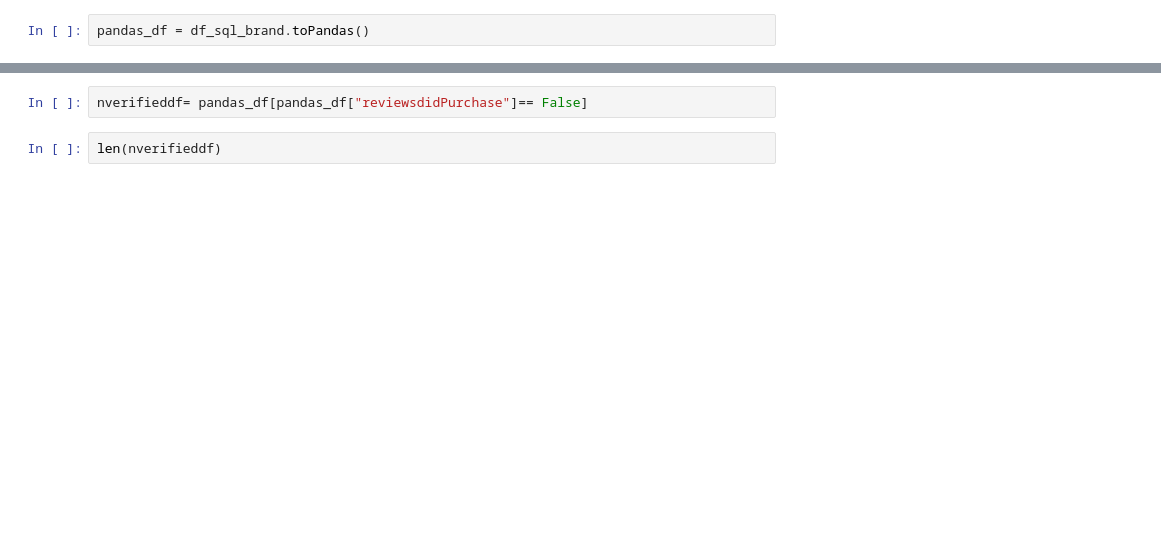
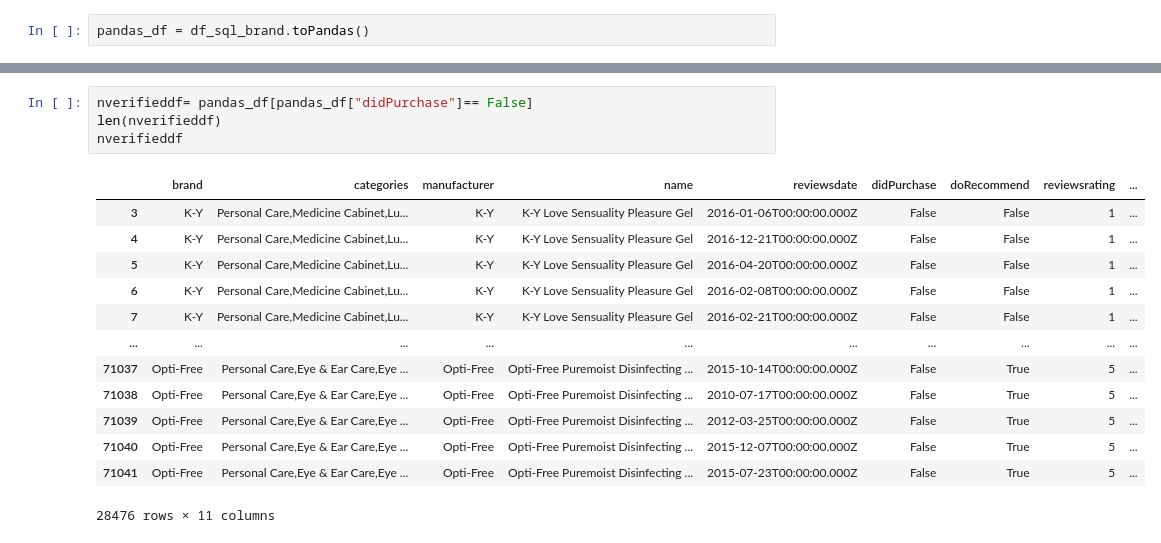
Before and after one commit to shigos/Social-Proof-Analysis-, a Jupyter notebook: notebook/win-note.ipynb, the cells around one changed output, grey strips where cells are left out. Drawn from its saved outputs; the diff is of its cells as text; blank space fills up the shorter version.

```diff
--- a/notebook/win-note.ipynb
+++ b/notebook/win-note.ipynb
@@ -54,4 +129,18 @@ null = pandas_df[pandas_df["reviewsdidPurchase"]== Null]
 # %%
-nverifieddf= pandas_df[pandas_df["reviewsdidPurchase"]== False]
+nverifieddf= pandas_df[pandas_df["didPurchase"]== False]
+len(nverifieddf)
+nverifieddf
+# %% [output]
+|  | brand | categories | manufacturer | name | reviewsdate | didPurchase | doRecommend | reviewsrating | ... |
+| 3 | K-Y | Personal Care,Medicine Cabinet,Lu... | K-Y | K-Y Love Sensuality Pleasure Gel | 2016-01-06T00:00:00.000Z | False | False | 1 | ... |
+| 4 | K-Y | Personal Care,Medicine Cabinet,Lu... | K-Y | K-Y Love Sensuality Pleasure Gel | 2016-12-21T00:00:00.000Z | False | False | 1 | ... |
+| 5 | K-Y | Personal Care,Medicine Cabinet,Lu... | K-Y | K-Y Love Sensuality Pleasure Gel | 2016-04-20T00:00:00.000Z | False | False | 1 | ... |
+| 6 | K-Y | Personal Care,Medicine Cabinet,Lu... | K-Y | K-Y Love Sensuality Pleasure Gel | 2016-02-08T00:00:00.000Z | False | False | 1 | ... |
+| 7 | K-Y | Personal Care,Medicine Cabinet,Lu... | K-Y | K-Y Love Sensuality Pleasure Gel | 2016-02-21T00:00:00.000Z | False | False | 1 | ... |
+| ... | ... | ... | ... | ... | ... | ... | ... | ... | ... |
+| 71037 | Opti-Free | Personal Care,Eye & Ear Care,Eye ... | Opti-Free | Opti-Free Puremoist Disinfecting ... | 2015-10-14T00:00:00.000Z | False | True | 5 | ... |
+| 71038 | Opti-Free | Personal Care,Eye & Ear Care,Eye ... | Opti-Free | Opti-Free Puremoist Disinfecting ... | 2010-07-17T00:00:00.000Z | False | True | 5 | ... |
+| 71039 | Opti-Free | Personal Care,Eye & Ear Care,Eye ... | Opti-Free | Opti-Free Puremoist Disinfecting ... | 2012-03-25T00:00:00.000Z | False | True | 5 | ... |
+| 71040 | Opti-Free | Personal Care,Eye & Ear Care,Eye ... | Opti-Free | Opti-Free Puremoist Disinfecting ... | 2015-12-07T00:00:00.000Z | False | True | 5 | ... |
+| 71041 | Opti-Free | Personal Care,Eye & Ear Care,Eye ... | Opti-Free | Opti-Free Puremoist Disinfecting ... | 2015-07-23T00:00:00.000Z | False | True | 5 | ... |
+28476 rows × 11 columns
-# %%
-len(nverifieddf)
```
Also changed, not shown: parts of 44 cells of this notebook.
